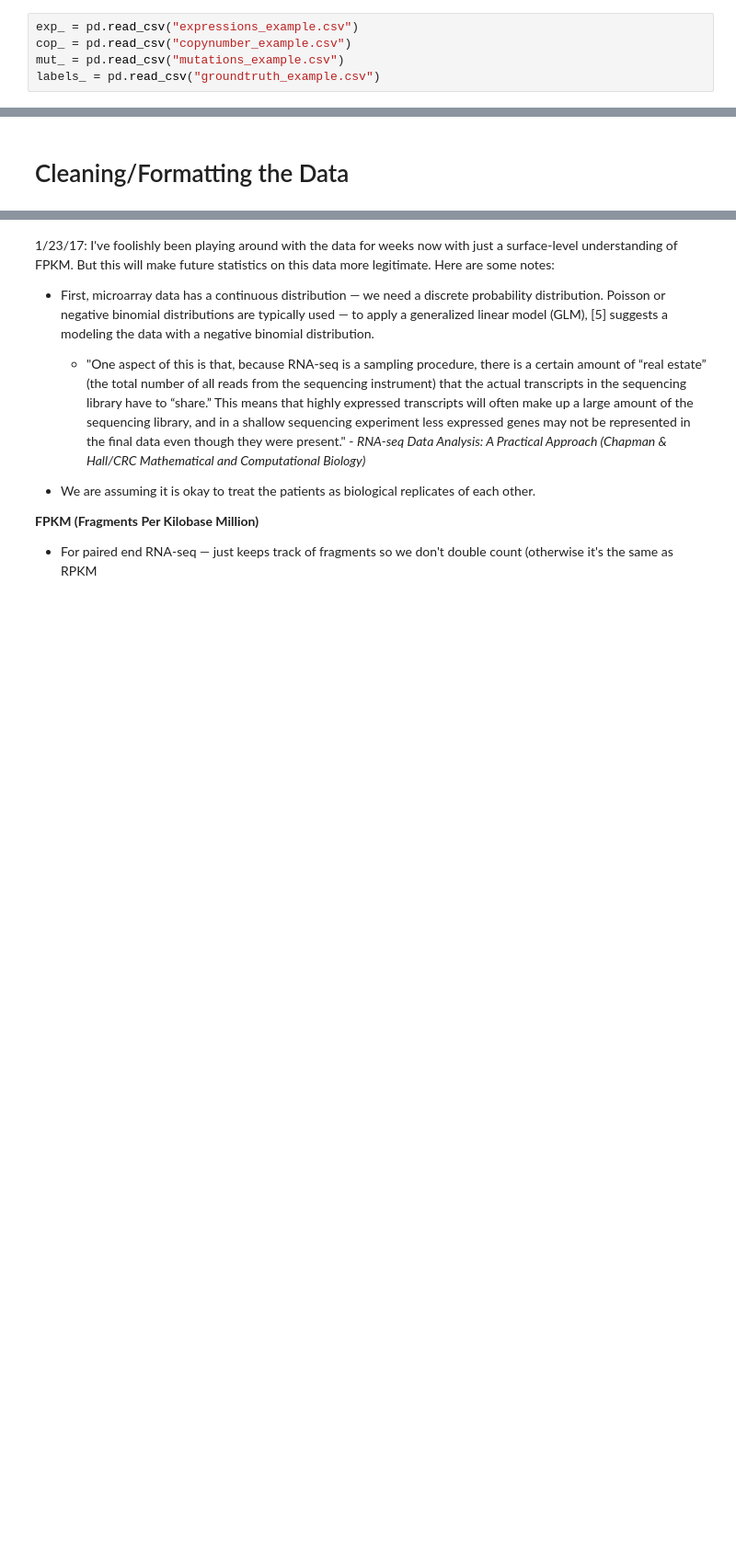
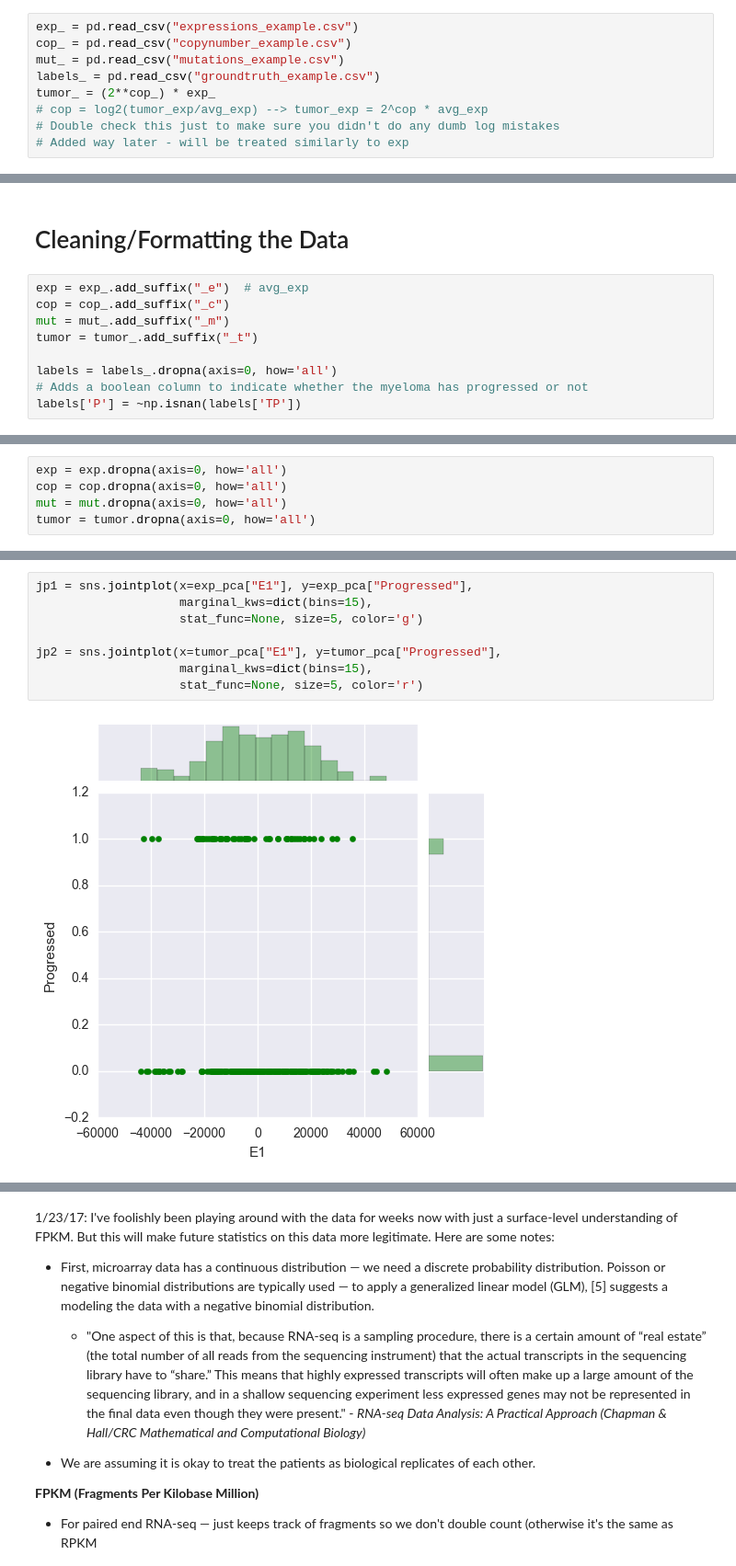
Before and after one commit to arudhir/data-science, a Jupyter notebook: Explorations in Data Science.ipynb, the cells around one changed output, grey strips where cells are left out. Shown at 92% size. Saved outputs shown, nothing was run; the diff lists cells and outputs as text; blank space fills up the shorter version.

```diff
--- a/Explorations in Data Science.ipynb
+++ b/Explorations in Data Science.ipynb
@@ -28,6 +32,10 @@ exp_ = pd.read_csv("expressions_example.csv")
 cop_ = pd.read_csv("copynumber_example.csv")
 mut_ = pd.read_csv("mutations_example.csv")
 labels_ = pd.read_csv("groundtruth_example.csv")
+tumor_ = (2**cop_) * exp_
+# cop = log2(tumor_exp/avg_exp) --> tumor_exp = 2^cop * avg_exp
+# Double check this just to make sure you didn't do any dumb log mistakes
+# Added way later - will be treated similarly to exp
 # %% [markdown]
 Let's take a peek at the data to see what we're dealing with.
 
@@ -69,2 +99,11 @@ display(labels_)
 # %% [markdown]
 # Cleaning/Formatting the Data
+# %%
+exp = exp_.add_suffix("_e")  # avg_exp
+cop = cop_.add_suffix("_c")
+mut = mut_.add_suffix("_m")
+tumor = tumor_.add_suffix("_t")
+
+labels = labels_.dropna(axis=0, how='all')
+# Adds a boolean column to indicate whether the myeloma has progressed or not
+labels['P'] = ~np.isnan(labels['TP'])
@@ -70,0 +112,5 @@ display(labels_)
+# %%
+exp = exp.dropna(axis=0, how='all')
+cop = cop.dropna(axis=0, how='all')
+mut = mut.dropna(axis=0, how='all')
+tumor = tumor.dropna(axis=0, how='all')
@@ -70,0 +236,10 @@ display(labels_)
+# %%
+jp1 = sns.jointplot(x=exp_pca["E1"], y=exp_pca["Progressed"],
+                    marginal_kws=dict(bins=15),
+                    stat_func=None, size=5, color='g')
+
+jp2 = sns.jointplot(x=tumor_pca["E1"], y=tumor_pca["Progressed"],
+                    marginal_kws=dict(bins=15),
+                    stat_func=None, size=5, color='r')
+# %% [output]
+[figure, added]
```
Also changed, not shown: parts of 112 cells of this notebook.
